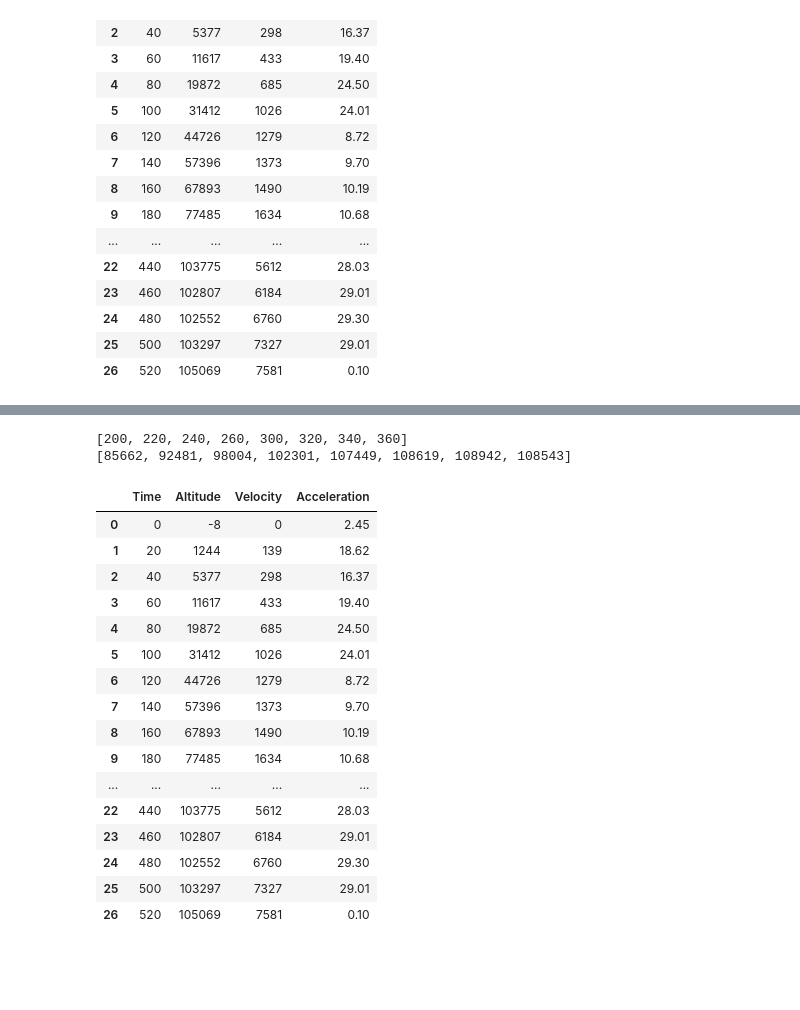
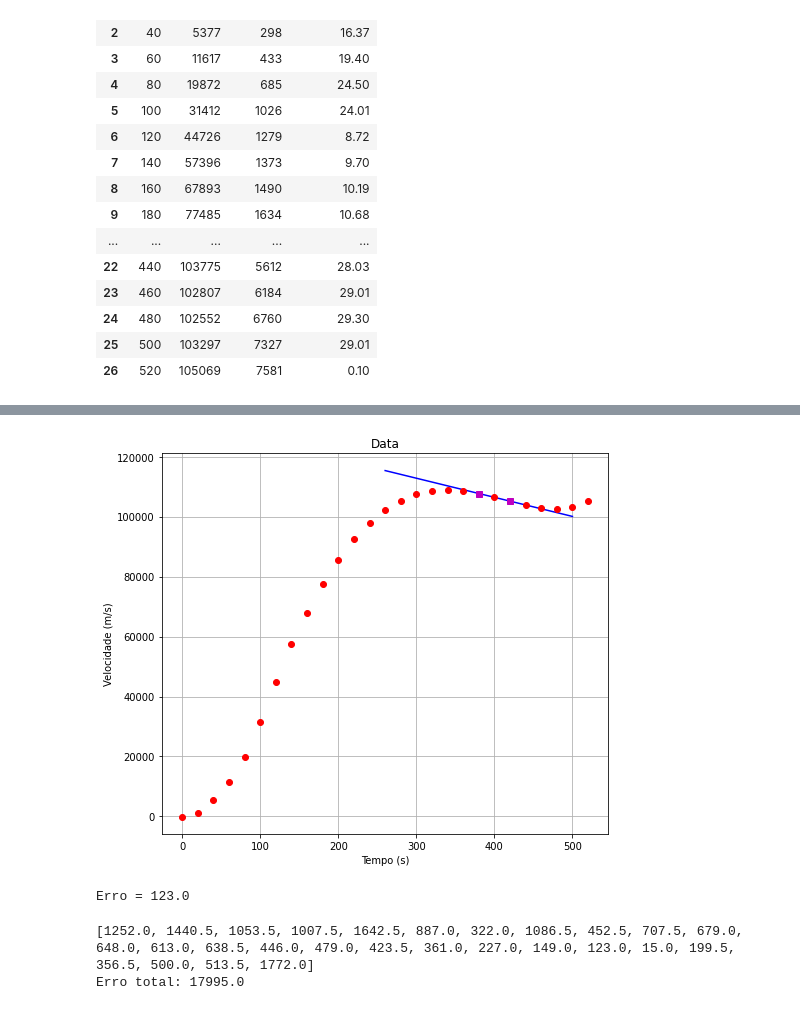
Before and after one commit to Davi-K-Silva/NumericalMethods, a Jupyter notebook: applyed_data.ipynb, the cells around one changed output, grey strips where cells are left out. Drawn from its saved outputs; the diff is of its cells as text; code cells hidden in the pictures; blank space fills up the shorter version.

```diff
--- a/applyed_data.ipynb
+++ b/applyed_data.ipynb
@@ -133,25 +129,25 @@ Plotpattern(x,y,xtarget,ytarget,xLagrange,yLagrange)
-# %%
-xtest , ytest = getNearPoints(4,x,y,280)
-print(xtest)
-print(ytest)
-data
-# %% [output]
-[200, 220, 240, 260, 300, 320, 340, 360]
-[85662, 92481, 98004, 102301, 107449, 108619, 108942, 108543]
-|  | Time | Altitude | Velocity | Acceleration |
-| 0 | 0 | -8 | 0 | 2.45 |
-| 1 | 20 | 1244 | 139 | 18.62 |
-| 2 | 40 | 5377 | 298 | 16.37 |
-| 3 | 60 | 11617 | 433 | 19.40 |
-| 4 | 80 | 19872 | 685 | 24.50 |
-| 5 | 100 | 31412 | 1026 | 24.01 |
-| 6 | 120 | 44726 | 1279 | 8.72 |
-| 7 | 140 | 57396 | 1373 | 9.70 |
-| 8 | 160 | 67893 | 1490 | 10.19 |
-| 9 | 180 | 77485 | 1634 | 10.68 |
-| ... | ... | ... | ... | ... |
-| 22 | 440 | 103775 | 5612 | 28.03 |
-| 23 | 460 | 102807 | 6184 | 29.01 |
-| 24 | 480 | 102552 | 6760 | 29.30 |
-| 25 | 500 | 103297 | 7327 | 29.01 |
-| 26 | 520 | 105069 | 7581 | 0.10 |
+# %%
+xtarget ,ytarget = getNearPoints(1,x,y,x[20])
+
+xLagrange = np.arange(260, 500.1, 0.1)
+yLagrange = [Lagrange(xtarget,ytarget,i) for i in xLagrange]
+
+Plotpattern(x,y,xtarget,ytarget,xLagrange,yLagrange)
+print("Erro = " + str(abs(Lagrange(xtarget,ytarget,x[20])-y[20])))
+# %% [output]
+[figure, added]
+Erro = 123.0
+# %%
+errorSum = []
+for i in range(len(x)):
+    xtarget ,ytarget = getNearPoints(1,x,y,x[i])
+    yLagrange = Lagrange(xtarget,ytarget,x[i])
+    error = abs(yLagrange - y[i])
+    errorSum.append(error)
+
+print(errorSum)
+
+print("Erro total: " + str(np.sum(errorSum)))
+# %% [output]
+[1252.0, 1440.5, 1053.5, 1007.5, 1642.5, 887.0, 322.0, 1086.5, 452.5, 707.5, 679.0, 648.0, 613.0, 638.5, 446.0, 479.0, 423.5, 361.0, 227.0, 149.0, 123.0, 15.0, 199.5, 356.5, 500.0, 513.5, 1772.0]
+Erro total: 17995.0
```
Also changed, not shown: parts of 25 cells of this notebook.
